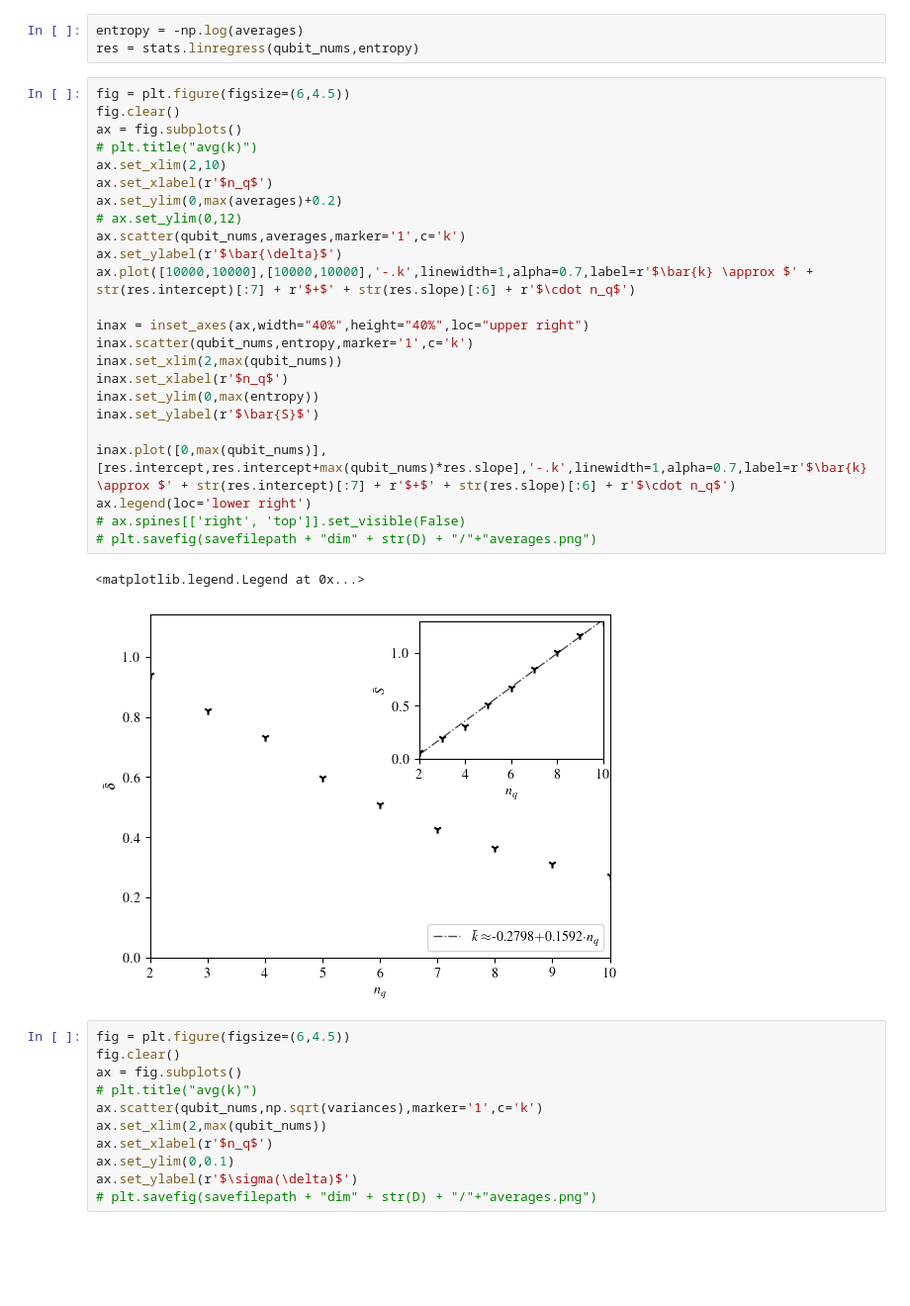
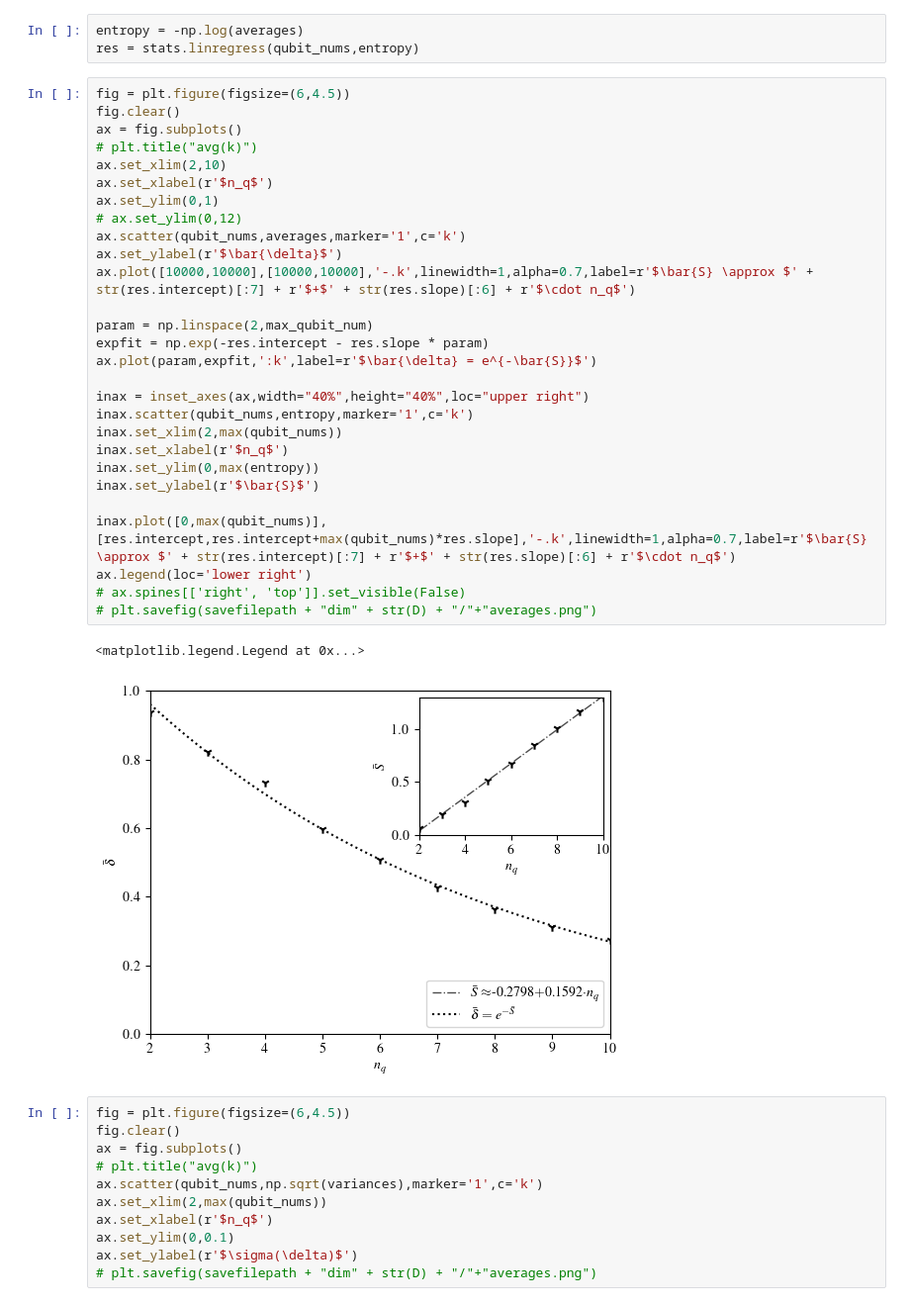
Before and after one commit to Emiliano6754/Correlation-Quantum-Walks, a Jupyter notebook: normqsums.ipynb, the cells around one changed output. Shown at 99% size. Cells and saved outputs as stored; diff of their text form; blank space fills up the shorter version.

```diff
--- a/normqsums.ipynb
+++ b/normqsums.ipynb
@@ -78,30 +78,34 @@ res = stats.linregress(qubit_nums,entropy)
 # %%
 fig = plt.figure(figsize=(6,4.5))
 fig.clear()
 ax = fig.subplots()
 # plt.title("avg(k)")
 ax.set_xlim(2,10)
 ax.set_xlabel(r'$n_q$')
-ax.set_ylim(0,max(averages)+0.2)
+ax.set_ylim(0,1)
 # ax.set_ylim(0,12)
 ax.scatter(qubit_nums,averages,marker='1',c='k')
 ax.set_ylabel(r'$\bar{\delta}$')
-ax.plot([10000,10000],[10000,10000],'-.k',linewidth=1,alpha=0.7,label=r'$\bar{k} \approx $' + str(res.intercept)[:7] + r'$+$' + str(res.slope)[:6] + r'$\cdot n_q$')
+ax.plot([10000,10000],[10000,10000],'-.k',linewidth=1,alpha=0.7,label=r'$\bar{S} \approx $' + str(res.intercept)[:7] + r'$+$' + str(res.slope)[:6] + r'$\cdot n_q$')
+
+param = np.linspace(2,max_qubit_num)
+expfit = np.exp(-res.intercept - res.slope * param)
+ax.plot(param,expfit,':k',label=r'$\bar{\delta} = e^{-\bar{S}}$')
 
 inax = inset_axes(ax,width="40%",height="40%",loc="upper right")
 inax.scatter(qubit_nums,entropy,marker='1',c='k')
 inax.set_xlim(2,max(qubit_nums))
 inax.set_xlabel(r'$n_q$')
 inax.set_ylim(0,max(entropy))
 inax.set_ylabel(r'$\bar{S}$')
 
-inax.plot([0,max(qubit_nums)],[res.intercept,res.intercept+max(qubit_nums)*res.slope],'-.k',linewidth=1,alpha=0.7,label=r'$\bar{k} \approx $' + str(res.intercept)[:7] + r'$+$' + str(res.slope)[:6] + r'$\cdot n_q$')
+inax.plot([0,max(qubit_nums)],[res.intercept,res.intercept+max(qubit_nums)*res.slope],'-.k',linewidth=1,alpha=0.7,label=r'$\bar{S} \approx $' + str(res.intercept)[:7] + r'$+$' + str(res.slope)[:6] + r'$\cdot n_q$')
 ax.legend(loc='lower right')
 # ax.spines[['right', 'top']].set_visible(False)
 # plt.savefig(savefilepath + "dim" + str(D) + "/"+"averages.png")
 # %% [output]
 <matplotlib.legend.Legend at 0x...>
-[figure, old version]
+[figure, new version]
 # %%
 fig = plt.figure(figsize=(6,4.5))
 fig.clear()
```
Also changed, not shown: 7 other files.
